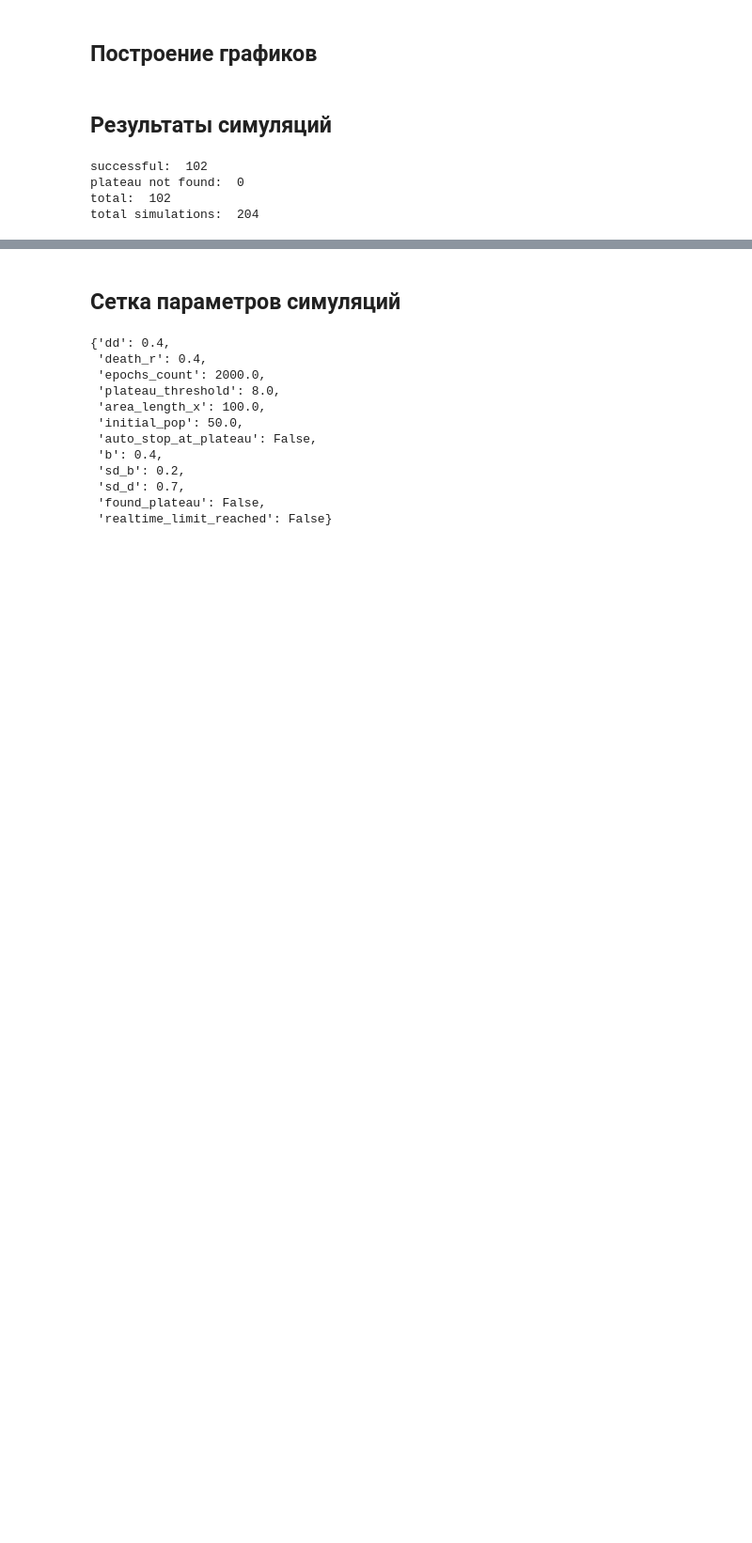
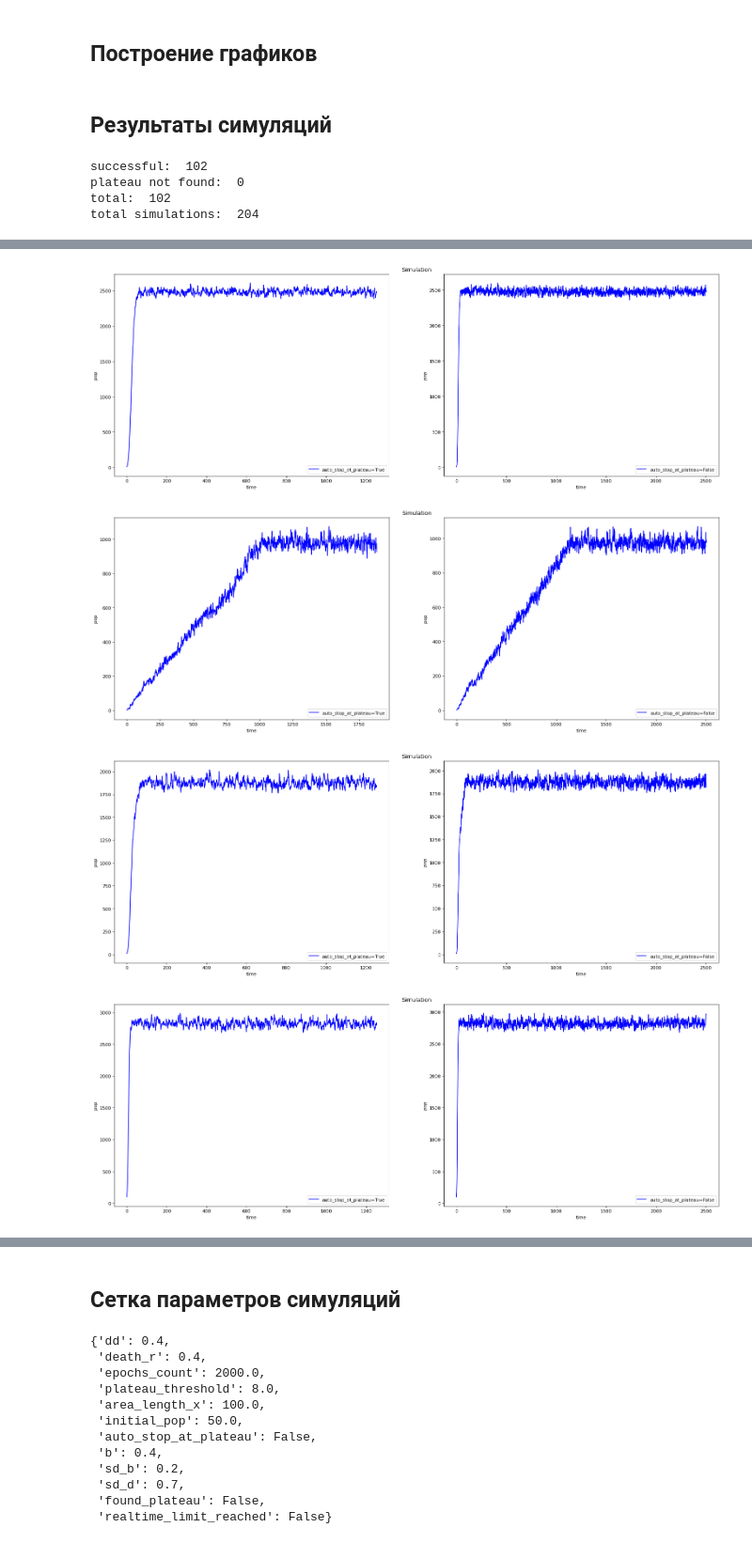
Before and after one commit to sokanaid/CourseProject2022BiologicalMath, a Jupyter notebook: plateau_search_results.ipynb, the cells around one changed output, grey strips where cells are left out. Shown at 94% size. Cells and saved outputs as stored; diff of their text form; code cells hidden in the pictures; blank space fills up the shorter version.

```diff
--- a/plateau_search_results.ipynb
+++ b/plateau_search_results.ipynb
@@ -175,0 +179,17 @@ dif description:
+# %%
+i = 0
+# демонстрация примеров пар симуляций
+for sim_data in data:
+  if not sim_data["params"]["auto_stop_at_plateau"]:
+    continue
+  # ищем парную симуляцию без остановки на плато
+  pair_sim = find_pair_sim(sim_data, data)
+  print_pair(sim_data, pair_sim)
+  i+=1
+  if i > 10:
+    break
+# %% [output]
+[figure, added]
+[figure, added]
+[figure, added]
+[figure, added]
```
Also changed, not shown: parts of 7 cells of this notebook.
